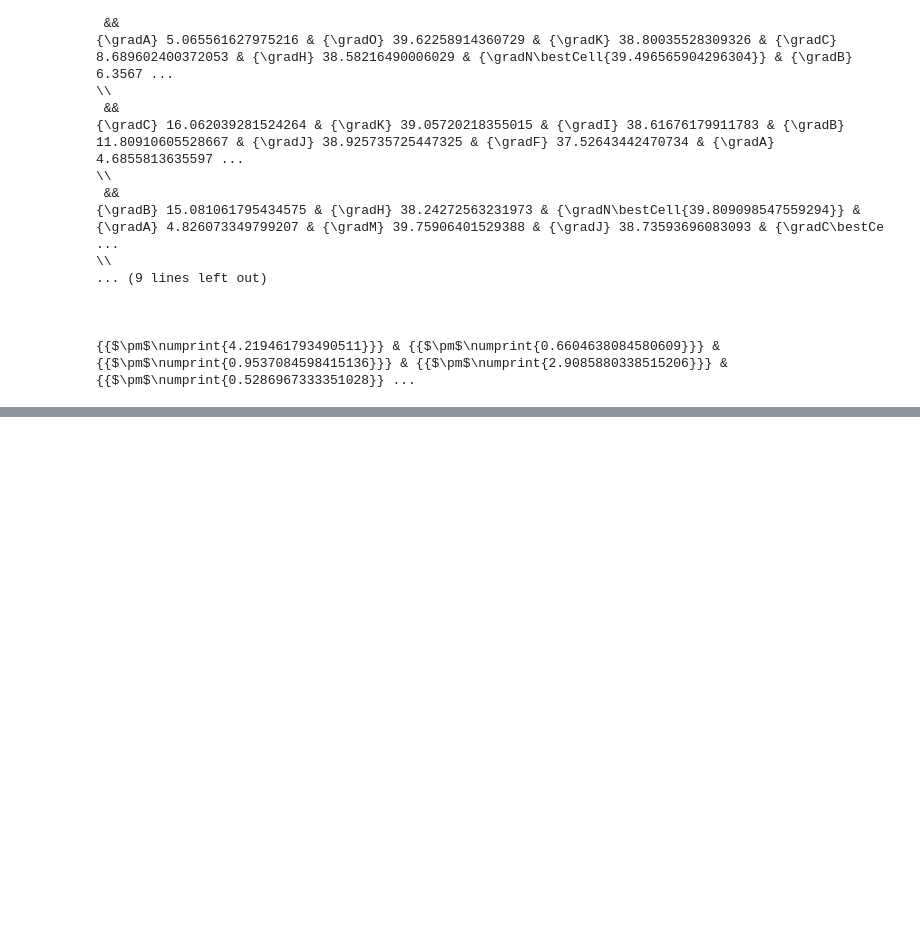
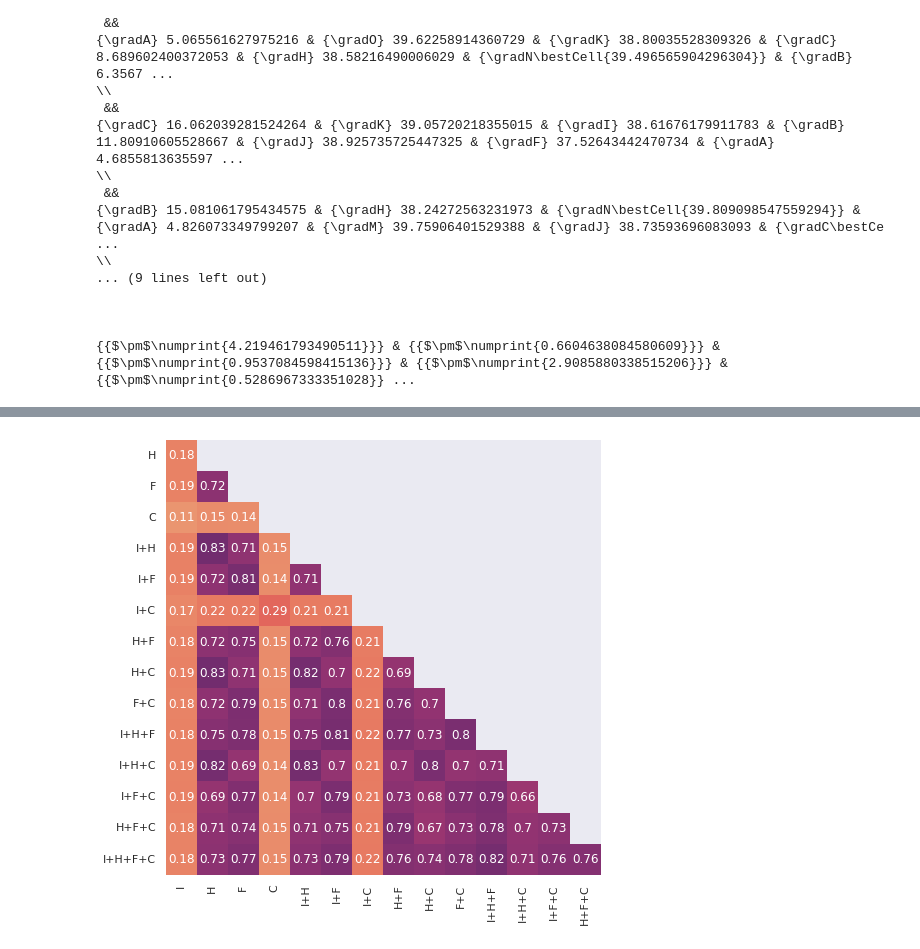
Before and after one commit to TimotheeMickus/bert-splat, a Jupyter notebook: notebooks/ritter.ipynb, the cells around one changed output, grey strips where cells are left out. Cells and saved outputs as stored; diff of their text form; code cells hidden in the pictures; blank space fills up the shorter version.

```diff
--- a/notebooks/ritter.ipynb
+++ b/notebooks/ritter.ipynb
@@ -231,2 +275,4 @@ heat_me_up_scotty('../data/f1-classif-ritter-untuned.npy')
 # %%
-heat_me_up_scotty('../data/f1-classif-ritter-tuned.npy')
+matrix_to_heatmap('../data/f1-classif-ritter-tuned-allbest.npy')
+# %% [output]
+[figure, added]
```
Also changed, not shown: parts of 6 cells of this notebook, 2 other files.
